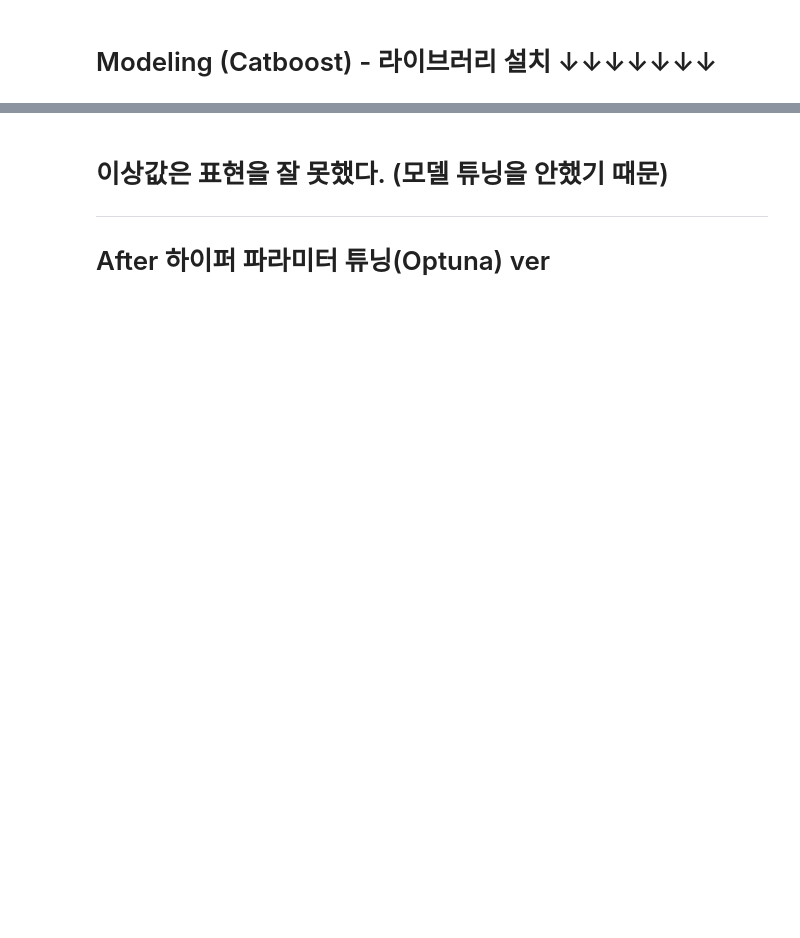
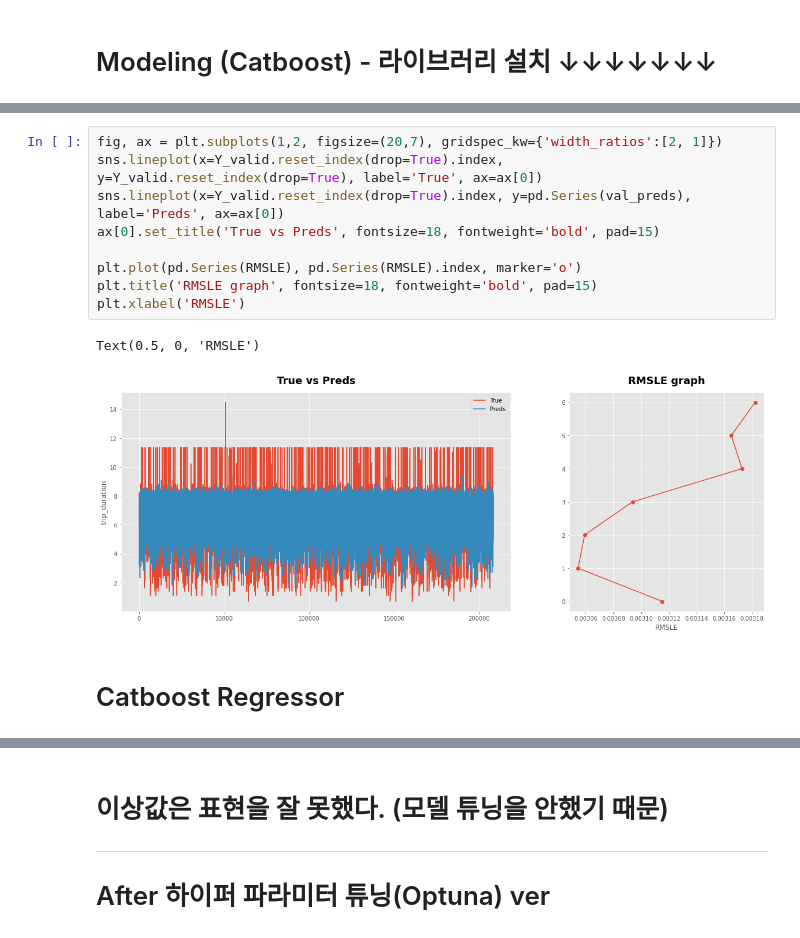
Before and after one commit to O-Kpy/Project, a Jupyter notebook: Kaggle_nyc_taxi_trip_duration_플젝.ipynb, the cells around one changed output, grey strips where cells are left out. Saved outputs shown, nothing was run; the diff lists cells and outputs as text; blank space fills up the shorter version.

```diff
--- a/Kaggle_nyc_taxi_trip_duration_플젝.ipynb
+++ b/Kaggle_nyc_taxi_trip_duration_플젝.ipynb
@@ -266 +316,15 @@ from sklearn.metrics import mean_squared_log_error, mean_squared_error
+# %%
+fig, ax = plt.subplots(1,2, figsize=(20,7), gridspec_kw={'width_ratios':[2, 1]})
+sns.lineplot(x=Y_valid.reset_index(drop=True).index, y=Y_valid.reset_index(drop=True), label='True', ax=ax[0])
+sns.lineplot(x=Y_valid.reset_index(drop=True).index, y=pd.Series(val_preds), label='Preds', ax=ax[0])
+ax[0].set_title('True vs Preds', fontsize=18, fontweight='bold', pad=15)
+
+plt.plot(pd.Series(RMSLE), pd.Series(RMSLE).index, marker='o')
+plt.title('RMSLE graph', fontsize=18, fontweight='bold', pad=15)
+plt.xlabel('RMSLE')
+# %% [output]
+Text(0.5, 0, 'RMSLE')
+[figure, added]
+# %% [markdown]
+# Catboost Regressor
 # %%
```
Also changed, not shown: parts of 22 cells of this notebook.
